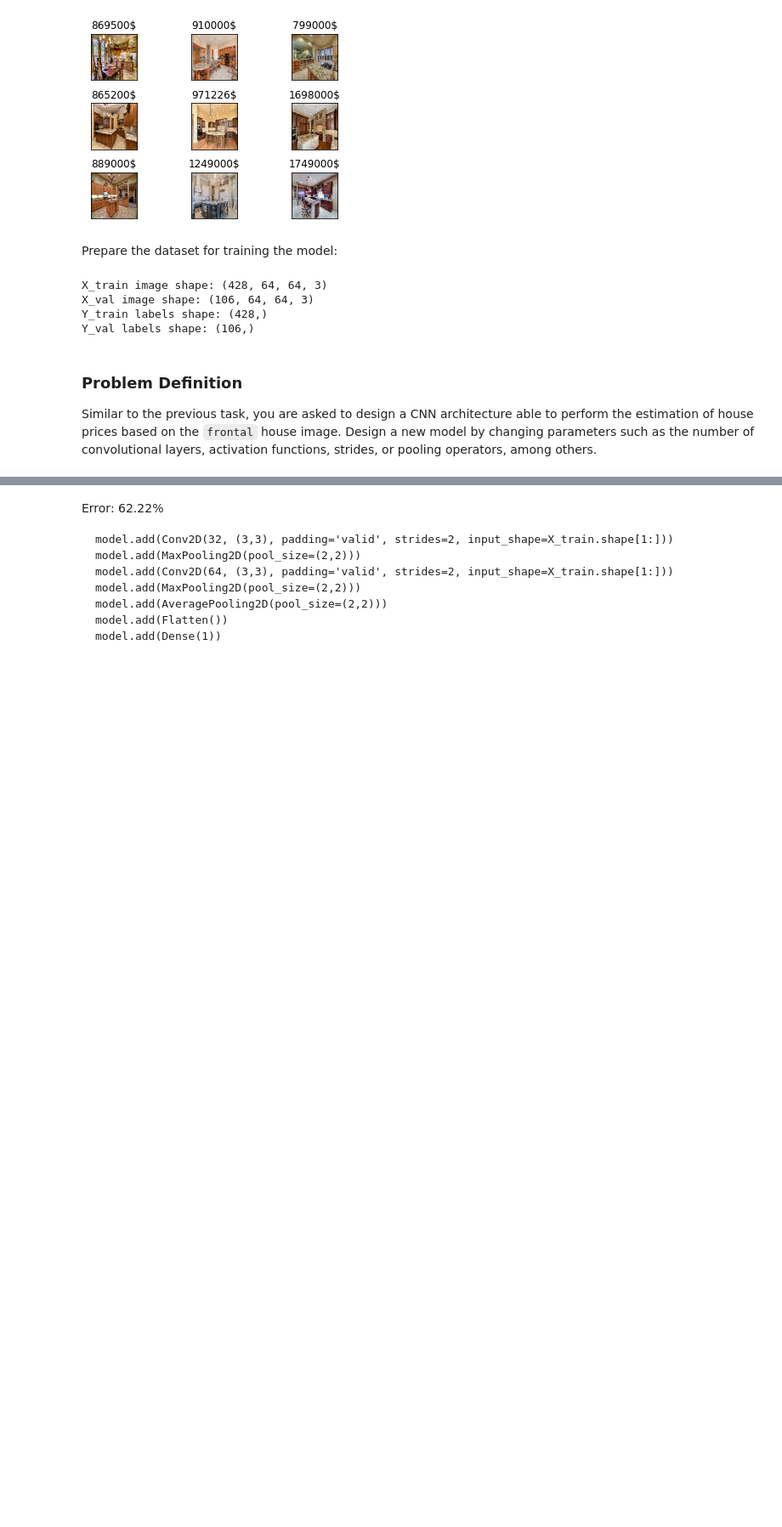
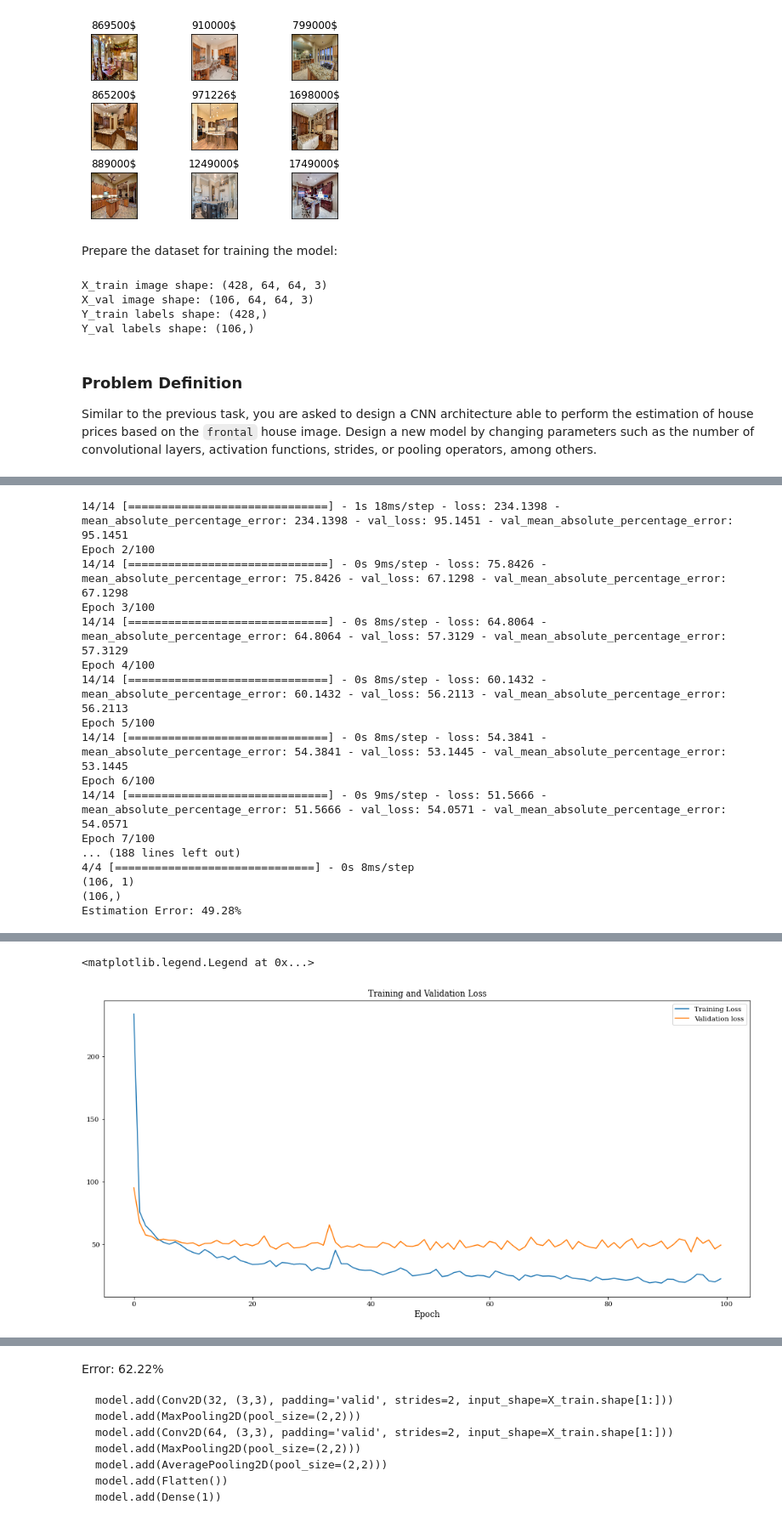
Before and after one commit to limited-fion/deep-learning-cw, a Jupyter notebook: 02_CNN_Introduction.ipynb, the cells around one changed output, grey strips where cells are left out. Shown at 85% size. Drawn from its saved outputs; the diff is of its cells as text; code cells hidden in the pictures; blank space fills up the shorter version.

```diff
--- a/02_CNN_Introduction.ipynb
+++ b/02_CNN_Introduction.ipynb
@@ -1985,0 +2080,59 @@ Similar to the previous task, you are asked to design a CNN architecture able to
+# %%
+import tensorflow as tf
+tf.compat.v1.logging.set_verbosity(tf.compat.v1.logging.ERROR)
+from keras.models import Sequential
+from keras.layers import Dense, Activation
+from keras.utils import np_utils
+from keras.optimizers import Adam
+from keras.layers import Conv2D, MaxPooling2D, Flatten, AveragePooling2D
+tf.random.set_seed(1234)
+from google.colab import drive
+drive.mount('/content/drive')
+
+chanDim = -1
+model = Sequential()
+
+# . . .
+
+model.add(Conv2D(32, (3,3), padding='same', strides=1, input_shape=X_train.shape[1:]))
+model.add(Activation('relu'))
+model.add(MaxPooling2D(pool_size=(2,2)))
+model.add(Conv2D(64, (3,3), padding='same', strides=1, input_shape=X_train.shape[1:]))
+model.add(Activation('relu'))
+model.add(MaxPooling2D(pool_size=(2,2)))
+model.add(AveragePooling2D(pool_size=(2,2)))
+model.add(Flatten())
+model.add(Dense(1))
+# . . .
+
+model.summary()
+opt = Adam(lr=1e-3, decay=1e-3 / 200)
+
+model.compile(loss="mean_absolute_percentage_error", optimizer=opt, metrics=['mean_absolute_percentage_error'])
+
+# train the model
+print("[INFO] training model...")
+history_layer2 = model.fit(X_train, Y_train, validation_data=(X_val, Y_val), epochs=100, batch_size=32)
+
+prices_predicted = model.predict(X_val).flatten()
+print(model.predict(X_val).shape)
+print(Y_val.shape)
+diff = ((prices_predicted - Y_val) / Y_val) * 100
+error_mean = np.mean(np.abs(diff))
+
+print("Estimation Error: {:.2f}%".format(error_mean))
+
+model.save('/content/drive/MyDrive/dl-cw/regression/layer_2')
+
+fig = plt.figure(figsize=(17,8))
+plt.plot(history_layer2.history['loss'], label='Training Loss')
+# axes[0].set_ylabel('Mean Absolute Percentage Error')
+plt.xlabel('Epoch', fontsize=12)
+plt.yticks(fontsize=10)
+plt.xticks(fontsize=10)
+
+plt.plot(history_layer2.history['val_mean_absolute_percentage_error'], label='Validation loss')
+plt.title('Training and Validation Loss')
+plt.legend()
+# fig.title('Mean Absolute Percentage Error Loss')
+# %% [output]
@@ -1985,0 +2156,17 @@ Similar to the previous task, you are asked to design a CNN architecture able to
+14/14 [==============================] - 1s 18ms/step - loss: 234.1398 - mean_absolute_percentage_error: 234.1398 - val_loss: 95.1451 - val_mean_absolute_percentage_error: 95.1451
+Epoch 2/100
+14/14 [==============================] - 0s 9ms/step - loss: 75.8426 - mean_absolute_percentage_error: 75.8426 - val_loss: 67.1298 - val_mean_absolute_percentage_error: 67.1298
+Epoch 3/100
+14/14 [==============================] - 0s 8ms/step - loss: 64.8064 - mean_absolute_percentage_error: 64.8064 - val_loss: 57.3129 - val_mean_absolute_percentage_error: 57.3129
+Epoch 4/100
+14/14 [==============================] - 0s 8ms/step - loss: 60.1432 - mean_absolute_percentage_error: 60.1432 - val_loss: 56.2113 - val_mean_absolute_percentage_error: 56.2113
+Epoch 5/100
+14/14 [==============================] - 0s 8ms/step - loss: 54.3841 - mean_absolute_percentage_error: 54.3841 - val_loss: 53.1445 - val_mean_absolute_percentage_error: 53.1445
+Epoch 6/100
+14/14 [==============================] - 0s 9ms/step - loss: 51.5666 - mean_absolute_percentage_error: 51.5666 - val_loss: 54.0571 - val_mean_absolute_percentage_error: 54.0571
+Epoch 7/100
+... (188 lines left out)
+4/4 [==============================] - 0s 8ms/step
+(106, 1)
+(106,)
+Estimation Error: 49.28%
@@ -1986,3 +2174,5 @@ Similar to the previous task, you are asked to design a CNN architecture able to
+<matplotlib.legend.Legend at 0x...>
+[figure, added]
 # %%
 import tensorflow as tf
 tf.compat.v1.logging.set_verbosity(tf.compat.v1.logging.ERROR)
```
Also changed, not shown: parts of 12 cells of this notebook.
